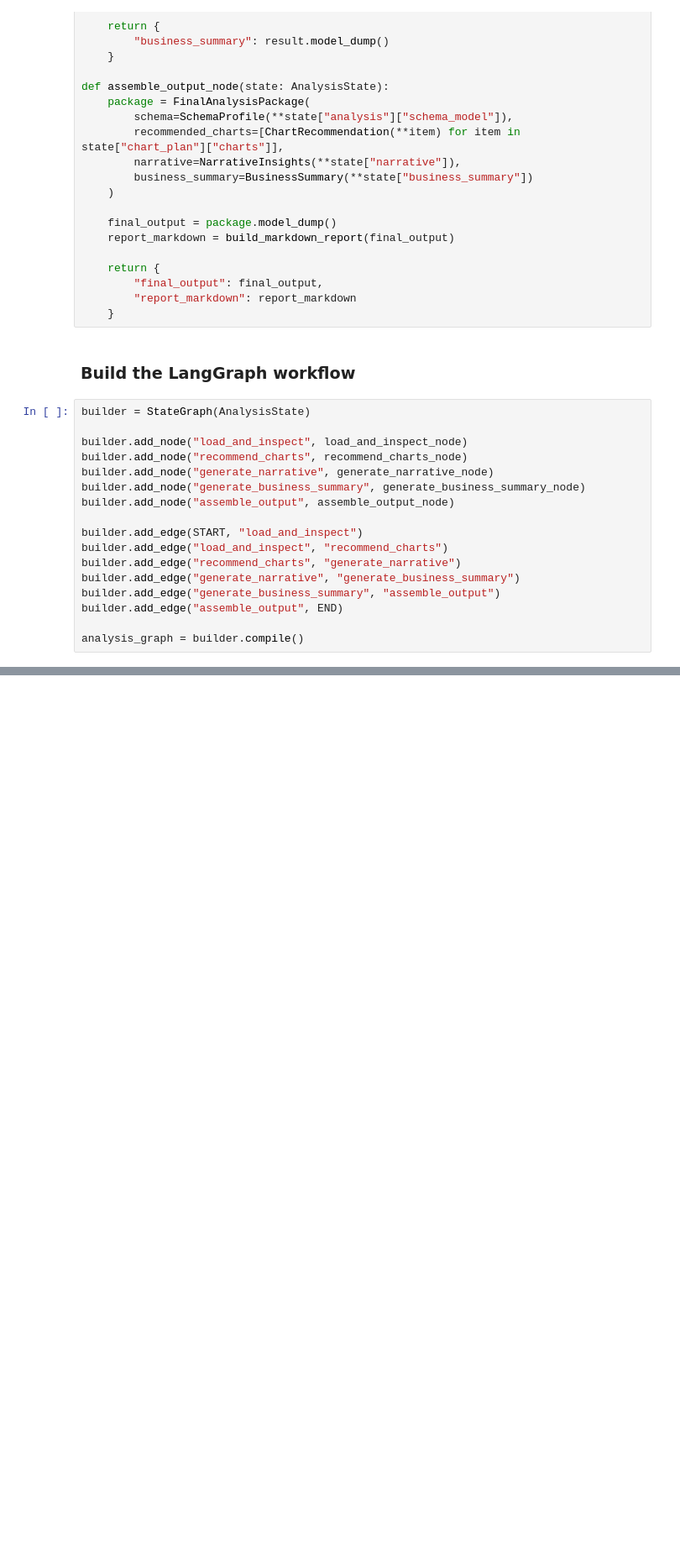
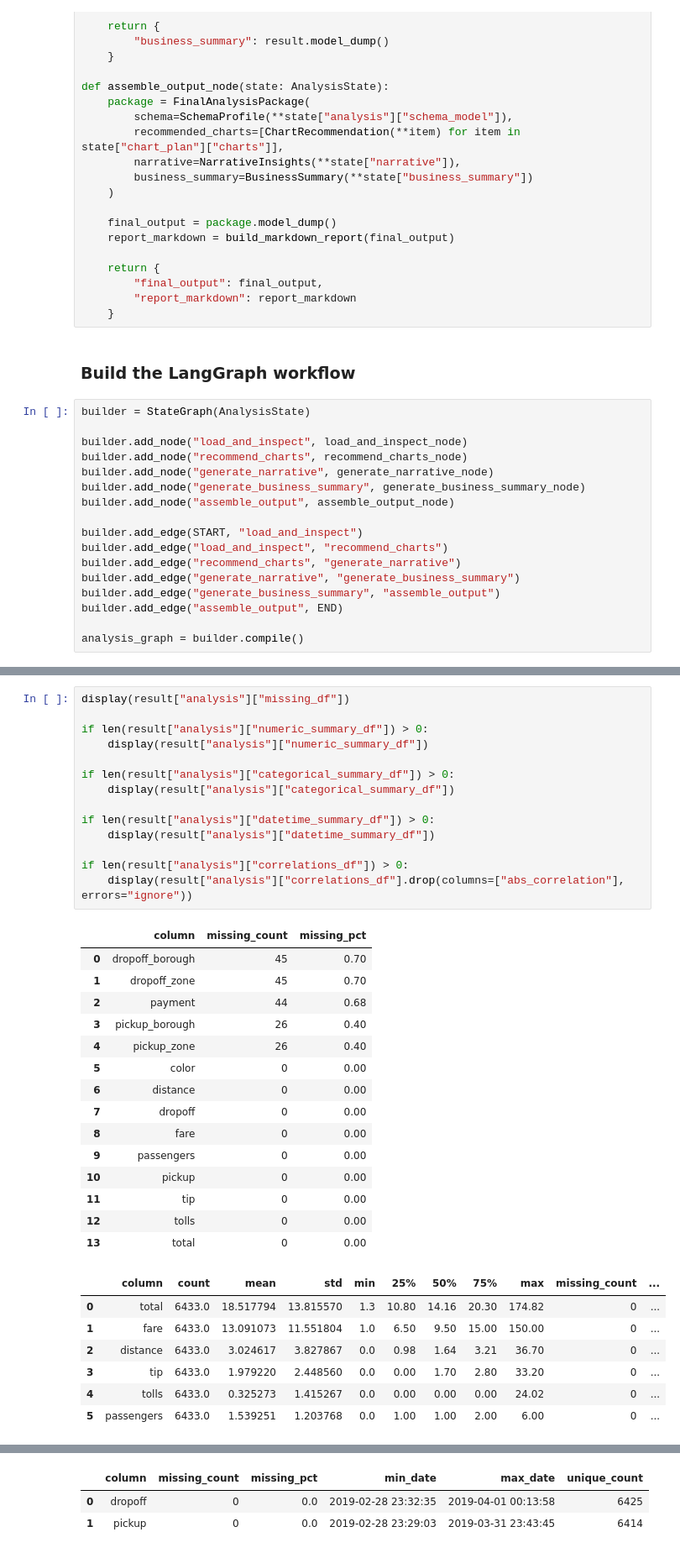
Before and after one commit to mdmohsin212/Generative-AI, a Jupyter notebook: Data Analysis Agent/Data_analysis_agent.ipynb, the cells around one changed output, grey strips where cells are left out. Shown at 84% size. Saved outputs shown, nothing was run; the diff lists cells and outputs as text; blank space fills up the shorter version.

```diff
--- a/Data Analysis Agent/Data_analysis_agent.ipynb
+++ b/Data Analysis Agent/Data_analysis_agent.ipynb
@@ -625,0 +684,37 @@ analysis_graph = builder.compile()
+# %%
+display(result["analysis"]["missing_df"])
+
+if len(result["analysis"]["numeric_summary_df"]) > 0:
+    display(result["analysis"]["numeric_summary_df"])
+
+if len(result["analysis"]["categorical_summary_df"]) > 0:
+    display(result["analysis"]["categorical_summary_df"])
+
+if len(result["analysis"]["datetime_summary_df"]) > 0:
+    display(result["analysis"]["datetime_summary_df"])
+
+if len(result["analysis"]["correlations_df"]) > 0:
+    display(result["analysis"]["correlations_df"].drop(columns=["abs_correlation"], errors="ignore"))
+# %% [output]
+|  | column | missing_count | missing_pct |
+| 0 | dropoff_borough | 45 | 0.70 |
+| 1 | dropoff_zone | 45 | 0.70 |
+| 2 | payment | 44 | 0.68 |
+| 3 | pickup_borough | 26 | 0.40 |
+| 4 | pickup_zone | 26 | 0.40 |
+| 5 | color | 0 | 0.00 |
+| 6 | distance | 0 | 0.00 |
+| 7 | dropoff | 0 | 0.00 |
+| 8 | fare | 0 | 0.00 |
+| 9 | passengers | 0 | 0.00 |
+| 10 | pickup | 0 | 0.00 |
+| 11 | tip | 0 | 0.00 |
+| 12 | tolls | 0 | 0.00 |
+| 13 | total | 0 | 0.00 |
+|  | column | count | mean | std | min | 25% | 50% | 75% | max | missing_count | ... |
+| 0 | total | 6433.0 | 18.517794 | 13.815570 | 1.3 | 10.80 | 14.16 | 20.30 | 174.82 | 0 | ... |
+| 1 | fare | 6433.0 | 13.091073 | 11.551804 | 1.0 | 6.50 | 9.50 | 15.00 | 150.00 | 0 | ... |
+| 2 | distance | 6433.0 | 3.024617 | 3.827867 | 0.0 | 0.98 | 1.64 | 3.21 | 36.70 | 0 | ... |
+| 3 | tip | 6433.0 | 1.979220 | 2.448560 | 0.0 | 0.00 | 1.70 | 2.80 | 33.20 | 0 | ... |
+| 4 | tolls | 6433.0 | 0.325273 | 1.415267 | 0.0 | 0.00 | 0.00 | 0.00 | 24.02 | 0 | ... |
+| 5 | passengers | 6433.0 | 1.539251 | 1.203768 | 0.0 | 1.00 | 1.00 | 2.00 | 6.00 | 0 | ... |
@@ -625,0 +728,3 @@ analysis_graph = builder.compile()
+|  | column | missing_count | missing_pct | min_date | max_date | unique_count |
+| 0 | dropoff | 0 | 0.0 | 2019-02-28 23:32:35 | 2019-04-01 00:13:58 | 6425 |
+| 1 | pickup | 0 | 0.0 | 2019-02-28 23:29:03 | 2019-03-31 23:43:45 | 6414 |
```
Also changed, not shown: parts of 10 cells of this notebook.
